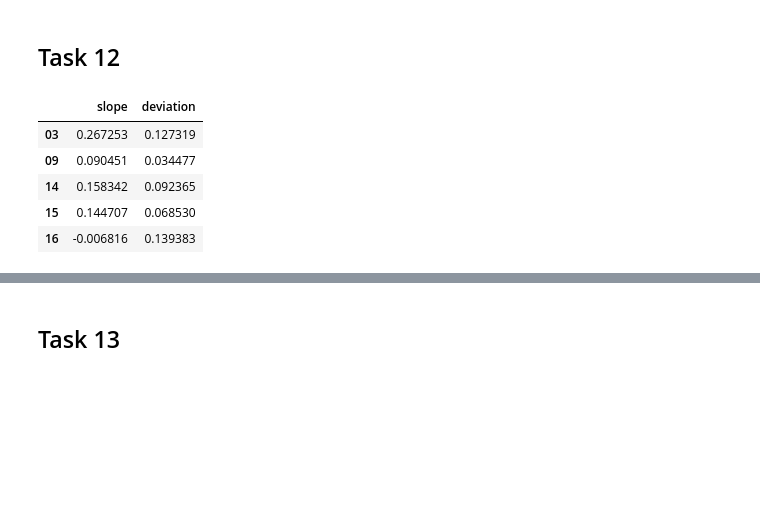
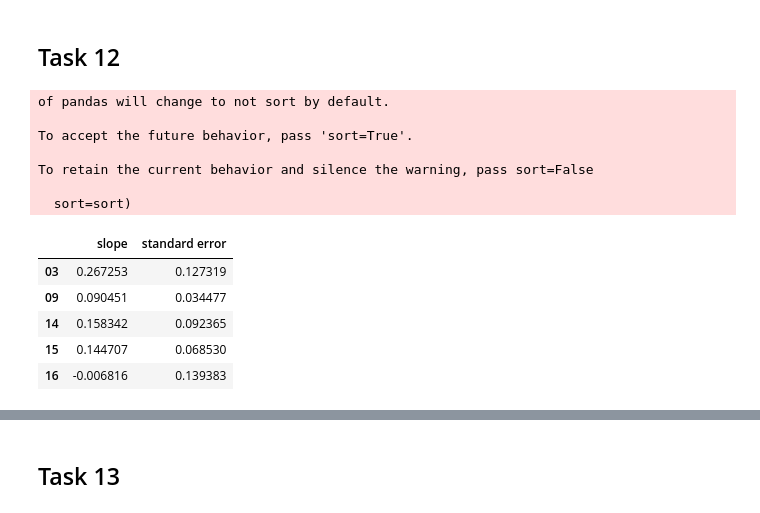
Before and after one commit to RodolfoLSS/Portuguese_Procurements, a Jupyter notebook: H7.20180088.ipynb, the cells around one changed output, grey strips where cells are left out. Drawn from its saved outputs; the diff is of its cells as text; code cells hidden in the pictures; blank space fills up the shorter version.

```diff
--- a/H7.20180088.ipynb
+++ b/H7.20180088.ipynb
@@ -659,23 +659,29 @@ Warnings:
 # %%
 from scipy.stats import linregress
 
-regressions = pd.DataFrame(columns={'slope', 'deviation'})
+regressions = pd.DataFrame(columns={'slope', 'standard error'})
 
 # Store in DataFrame the slope and deviation of each CPV group
 for x in task10['2d_CPV_code'].unique():
     cpv_codes = []
     cpv_codes.append(x)
     group = task10.loc[task10["2d_CPV_code"] == x]
     value = group['initialValue']
     pop = group['pop']
 
     reg = linregress(value, pop)
-
-    regressions = regressions.append(pd.DataFrame({'slope': reg.slope, 'deviation': reg.stderr}, index=[x]))
+    regressions = regressions.append(pd.DataFrame({'slope': reg.slope, 'standard error': reg.stderr}, index=[x]))
 
 regressions.head()
 # %% [output]
+of pandas will change to not sort by default.
+
+To accept the future behavior, pass 'sort=True'.
+
+To retain the current behavior and silence the warning, pass sort=False
+
+  sort=sort)
-|  | slope | deviation |
+|  | slope | standard error |
 | 03 | 0.267253 | 0.127319 |
 | 09 | 0.090451 | 0.034477 |
 | 14 | 0.158342 | 0.092365 |
```
Also changed, not shown: parts of 12 cells of this notebook.
